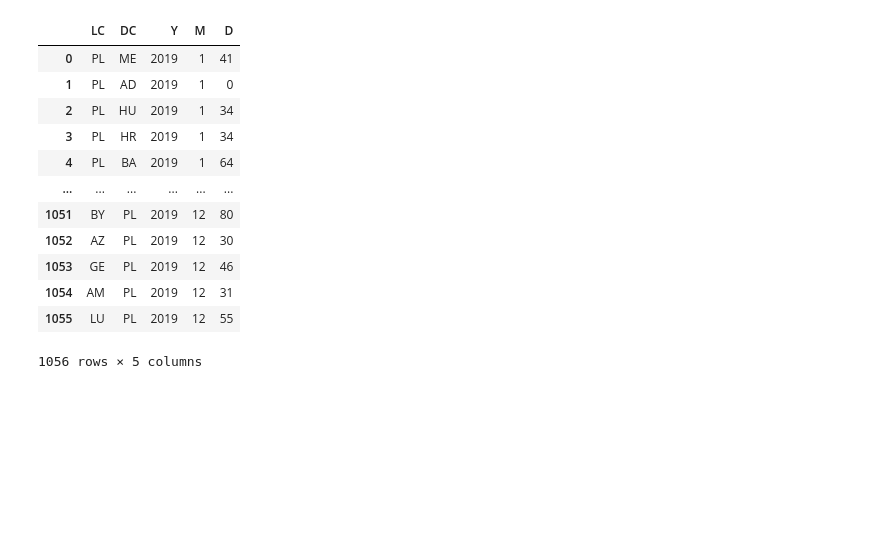
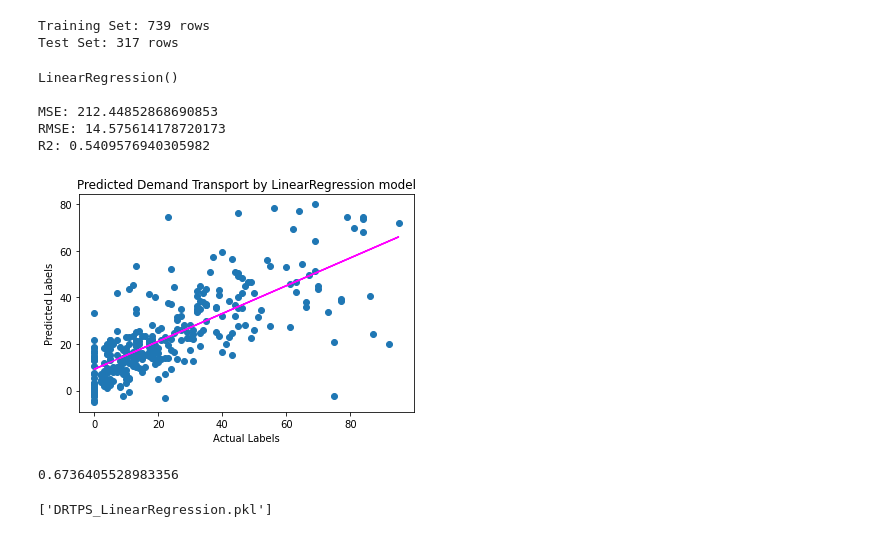
Before and after one commit to BudzynskiA/DRTPS, a Jupyter notebook: DRTPS.TRAIN+TESTING.ipynb, the cells around one changed output. Cells and saved outputs as stored; diff of their text form; code cells hidden in the pictures; blank space fills up the shorter version.

```diff
--- a/DRTPS.TRAIN+TESTING.ipynb
+++ b/DRTPS.TRAIN+TESTING.ipynb
@@ -31,16 +7,0 @@ array([2019], dtype=int64)
-# %%
-df
-# %% [output]
-|  | LC | DC | Y | M | D |
-| 0 | PL | ME | 2019 | 1 | 41 |
-| 1 | PL | AD | 2019 | 1 | 0 |
-| 2 | PL | HU | 2019 | 1 | 34 |
-| 3 | PL | HR | 2019 | 1 | 34 |
-| 4 | PL | BA | 2019 | 1 | 64 |
-| ... | ... | ... | ... | ... | ... |
-| 1051 | BY | PL | 2019 | 12 | 80 |
-| 1052 | AZ | PL | 2019 | 12 | 30 |
-| 1053 | GE | PL | 2019 | 12 | 46 |
-| 1054 | AM | PL | 2019 | 12 | 31 |
-| 1055 | LU | PL | 2019 | 12 | 55 |
-1056 rows × 5 columns
@@ -46,0 +121,3 @@ df
+# %%
+#Change false into 0 and true into 1
+df = df*1
@@ -46,0 +230,54 @@ df
+# %%
+from sklearn.model_selection import train_test_split
+from sklearn.metrics import mean_squared_error, r2_score
+import matplotlib.pyplot as plt
+# Split data 70%-30% into training set and test set
+X_train, X_test, y_train, y_test = train_test_split(X, y, test_size=0.30, random_state=0)
+
+print ('Training Set: %d rows\nTest Set: %d rows' % (X_train.shape[0], X_test.shape[0]))
+# %% [output]
+Training Set: 739 rows
+Test Set: 317 rows
+# %%
+from sklearn import linear_model
+
+# Train the model
+model = linear_model.LinearRegression().fit(X_train, y_train)
+print (model, "\n")
+
+# Evaluate the model using the test data
+predictions = model.predict(X_test)
+mse = mean_squared_error(y_test, predictions)
+print("MSE:", mse)
+rmse = np.sqrt(mse)
+print("RMSE:", rmse)
+r2 = r2_score(y_test, predictions)
+print("R2:", r2)
+
+# Plot predicted vs actual
+plt.scatter(y_test, predictions)
+plt.xlabel('Actual Labels')
+plt.ylabel('Predicted Labels')
+plt.title('Predicted Demand Transport by LinearRegression model')
+# overlay the regression line
+z = np.polyfit(y_test, predictions, 1)
+p = np.poly1d(z)
+plt.plot(y_test,p(y_test), color='magenta')
+plt.show()
+model.score(X_train, y_train)
+# %% [output]
+LinearRegression()
+
+MSE: 212.44852868690853
+RMSE: 14.575614178720173
+R2: 0.5409576940305982
+[figure, added]
+0.6736405528983356
+# %%
+import joblib
+
+# Save the model as a pickle file
+filename = 'DRTPS_LinearRegression.pkl'
+joblib.dump(model, filename)
+# %% [output]
+['DRTPS_LinearRegression.pkl']
```
Also changed, not shown: parts of 71 cells of this notebook, 55 other files.
